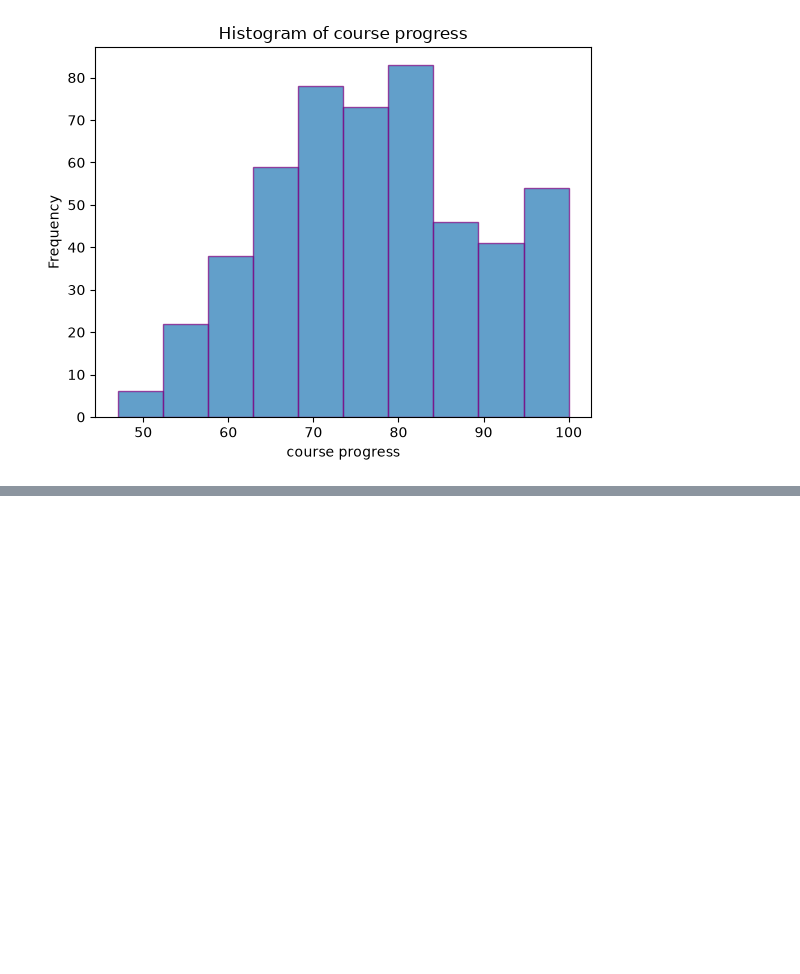
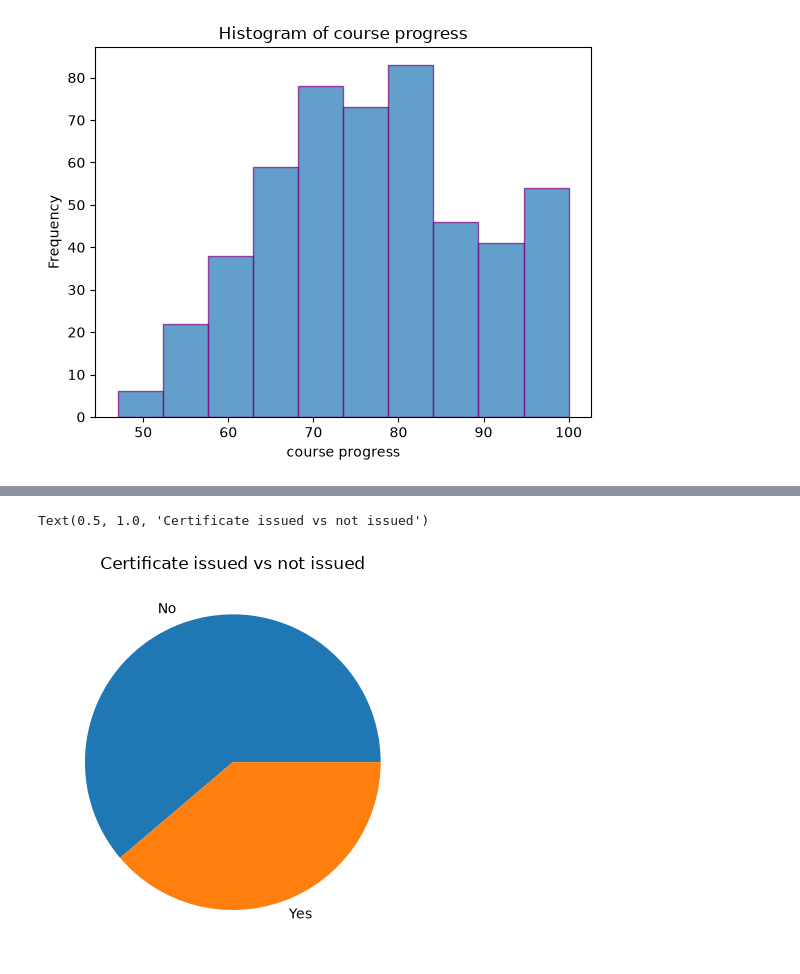
Before and after one commit to anuj7pradhan/PythonAI, a Jupyter notebook: Week 4/Assignment/assignment4.ipynb, the cells around one changed output, grey strips where cells are left out. Saved outputs shown, nothing was run; the diff lists cells and outputs as text; code cells hidden in the pictures; blank space fills up the shorter version.

```diff
--- a/Week 4/Assignment/assignment4.ipynb
+++ b/Week 4/Assignment/assignment4.ipynb
@@ -353 +431,12 @@ Text(0, 0.5, 'Frequency')
+# %%
+# Certificate issued vs not issued
+# df.columns
+certificate  = df.groupby("CertificateIssued")["CertificateIssued"].count()
+# certificate.index
+# certificate.values
+plt.pie(certificate.values, labels = certificate.index)
+plt.title("Certificate issued vs not issued")
+# %% [output]
+Text(0.5, 1.0, 'Certificate issued vs not issued')
+[figure, added]
 # %%
```
Also changed, not shown: parts of 12 cells of this notebook, 21 other files.
